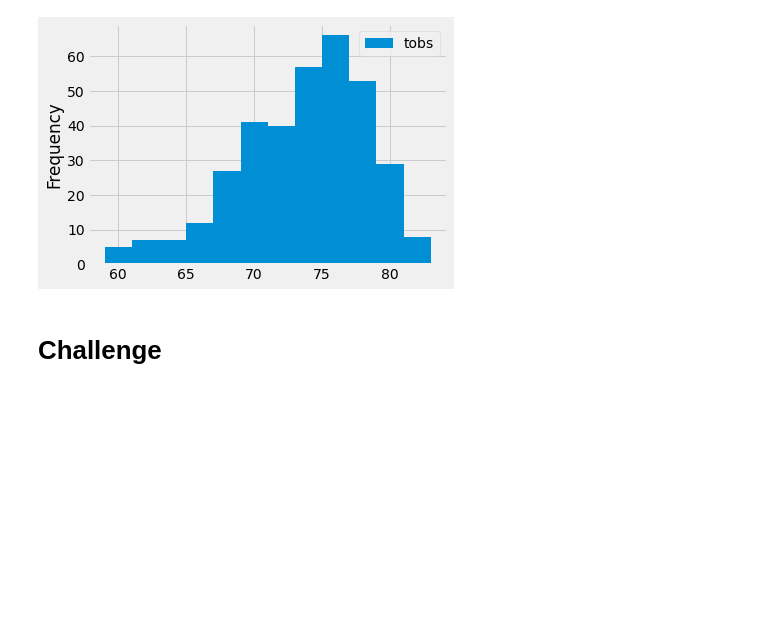
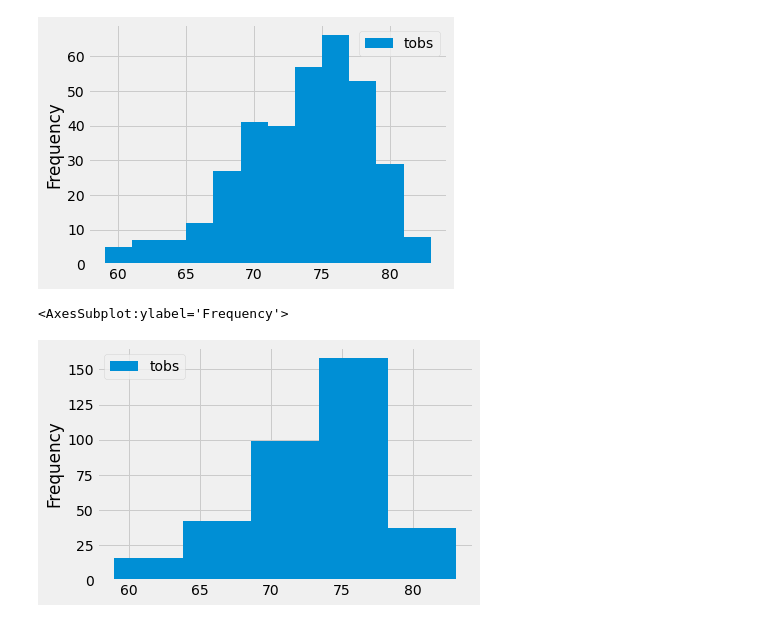
Before and after one commit to tkoide01/surfs_up, a Jupyter notebook: climate_analysis.ipynb, the cells around one changed output. Saved outputs shown, nothing was run; the diff lists cells and outputs as text; code cells hidden in the pictures; blank space fills up the shorter version.

```diff
--- a/climate_analysis.ipynb
+++ b/climate_analysis.ipynb
@@ -238,2 +235,5 @@ plt.tight_layout()
-# %% [markdown]
-# Challenge
+# %%
+df.plot.hist(bins=5)
+# %% [output]
+<AxesSubplot:ylabel='Frequency'>
+[figure, added]
```
Also changed, not shown: parts of 4 cells of this notebook, 2 other files.
